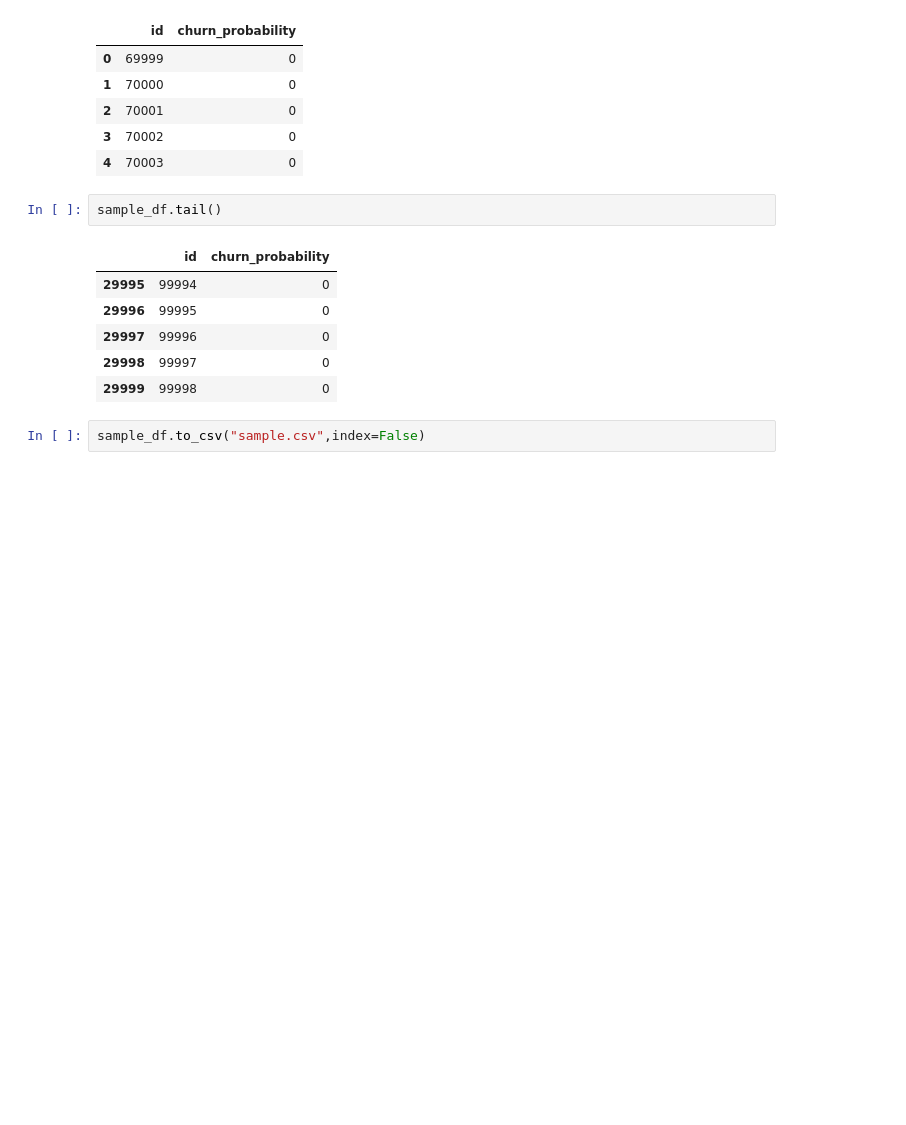
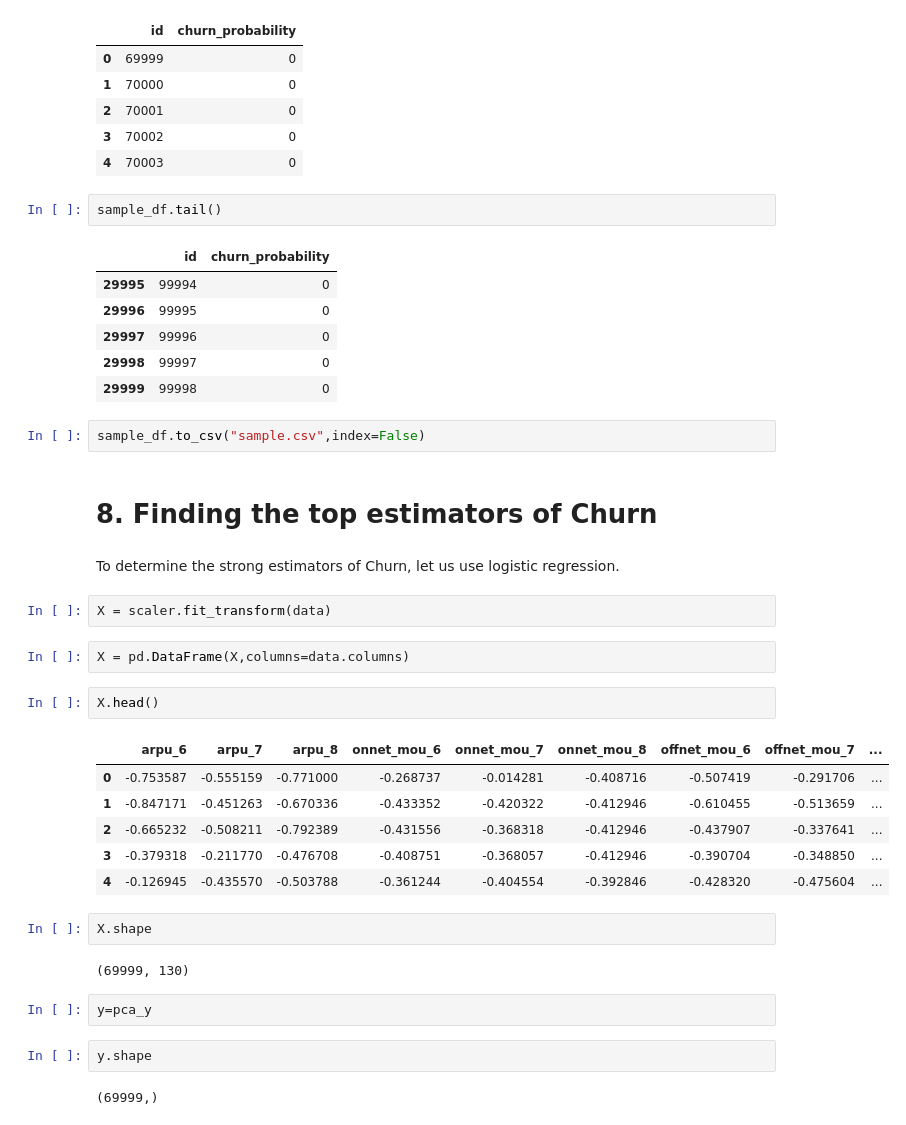
Before and after one commit to shivasaibondugula/Telecom-churn-prediction, a Jupyter notebook: starter-notebook - Labs 1.ipynb, the cells around one changed output. Cells and saved outputs as stored; diff of their text form; blank space fills up the shorter version.

```diff
--- a/starter-notebook - Labs 1.ipynb
+++ b/starter-notebook - Labs 1.ipynb
@@ -1289,3 +1289,30 @@ sample_df.tail()
 | 29999 | 99998 | 0 |
 # %%
 sample_df.to_csv("sample.csv",index=False)
+# %% [markdown]
+# 8. Finding the top estimators of Churn
+# %% [markdown]
+To determine the strong estimators of Churn, let us use logistic regression.
+# %%
+X = scaler.fit_transform(data)
+# %%
+X = pd.DataFrame(X,columns=data.columns)
+# %%
+X.head()
+# %% [output]
+|  | arpu_6 | arpu_7 | arpu_8 | onnet_mou_6 | onnet_mou_7 | onnet_mou_8 | offnet_mou_6 | offnet_mou_7 | ... |
+| 0 | -0.753587 | -0.555159 | -0.771000 | -0.268737 | -0.014281 | -0.408716 | -0.507419 | -0.291706 | ... |
+| 1 | -0.847171 | -0.451263 | -0.670336 | -0.433352 | -0.420322 | -0.412946 | -0.610455 | -0.513659 | ... |
+| 2 | -0.665232 | -0.508211 | -0.792389 | -0.431556 | -0.368318 | -0.412946 | -0.437907 | -0.337641 | ... |
+| 3 | -0.379318 | -0.211770 | -0.476708 | -0.408751 | -0.368057 | -0.412946 | -0.390704 | -0.348850 | ... |
+| 4 | -0.126945 | -0.435570 | -0.503788 | -0.361244 | -0.404554 | -0.392846 | -0.428320 | -0.475604 | ... |
+# %%
+X.shape
+# %% [output]
+(69999, 130)
+# %%
+y=pca_y
+# %%
+y.shape
+# %% [output]
+(69999,)
```
Also changed, not shown: parts of 27 cells of this notebook, 2 other files.
